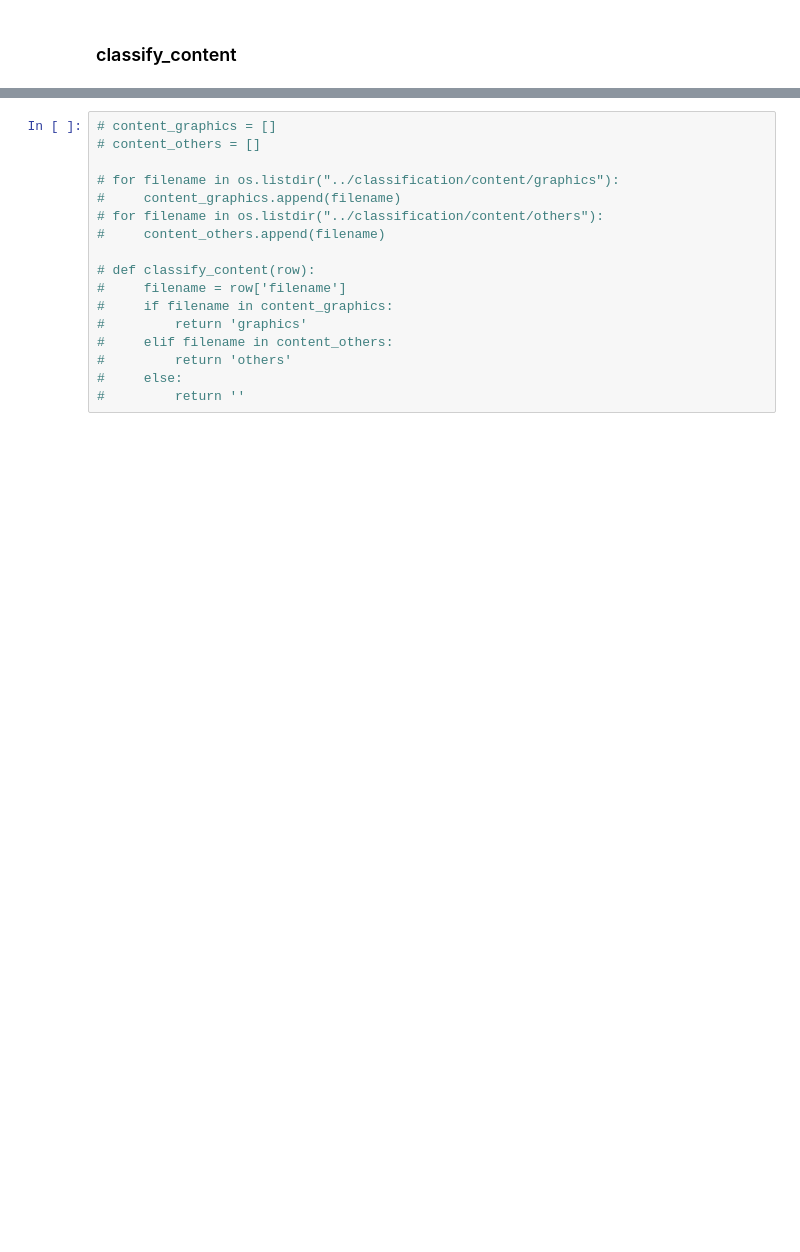
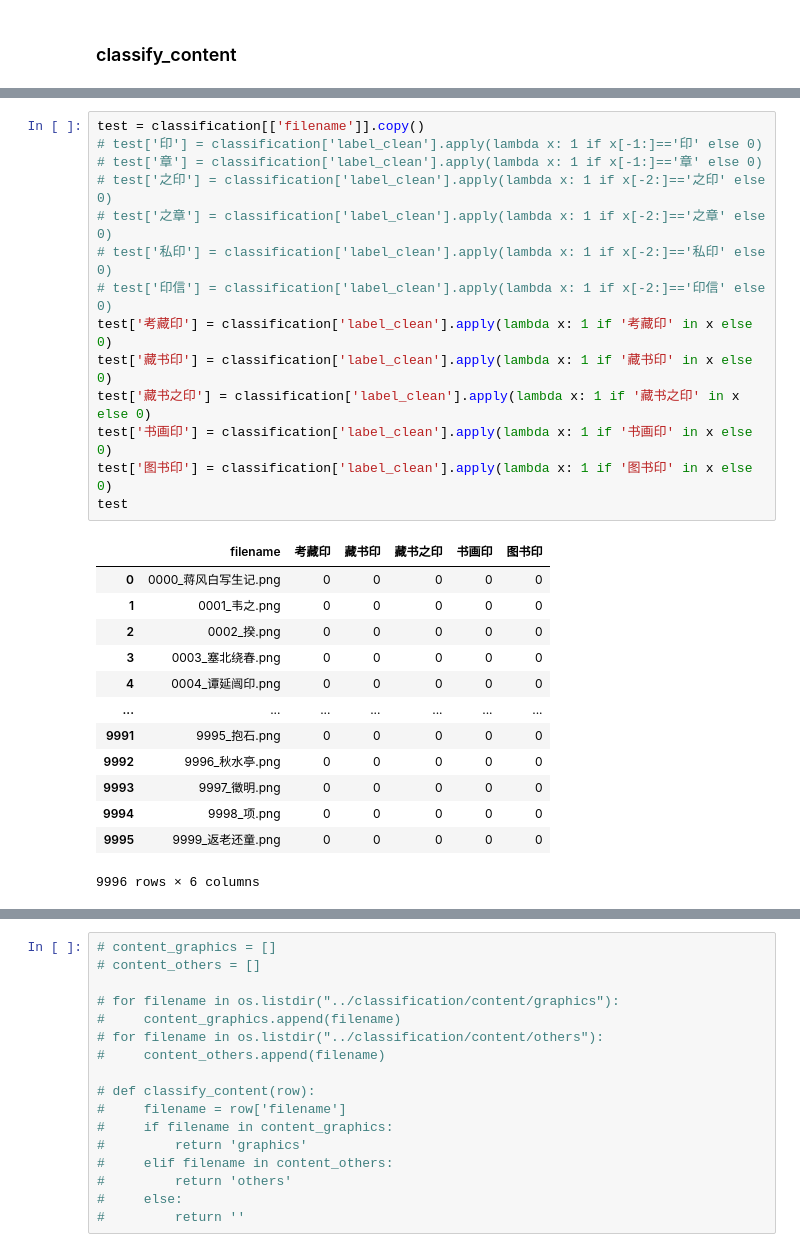
Before and after one commit to jingrong-zhang/Art-of-Chinese-Seal-Engraving, a Jupyter notebook: 03_LabelProcessing/01_Label_Infomation.ipynb, the cells around one changed output, grey strips where cells are left out. Cells and saved outputs as stored; diff of their text form; blank space fills up the shorter version.

```diff
--- a/03_LabelProcessing/01_Label_Infomation.ipynb
+++ b/03_LabelProcessing/01_Label_Infomation.ipynb
@@ -151,0 +250,28 @@ def classify_border(row):
+# %%
+test = classification[['filename']].copy()
+# test['印'] = classification['label_clean'].apply(lambda x: 1 if x[-1:]=='印' else 0)
+# test['章'] = classification['label_clean'].apply(lambda x: 1 if x[-1:]=='章' else 0)
+# test['之印'] = classification['label_clean'].apply(lambda x: 1 if x[-2:]=='之印' else 0)
+# test['之章'] = classification['label_clean'].apply(lambda x: 1 if x[-2:]=='之章' else 0)
+# test['私印'] = classification['label_clean'].apply(lambda x: 1 if x[-2:]=='私印' else 0)
+# test['印信'] = classification['label_clean'].apply(lambda x: 1 if x[-2:]=='印信' else 0)
+test['考藏印'] = classification['label_clean'].apply(lambda x: 1 if '考藏印' in x else 0)
+test['藏书印'] = classification['label_clean'].apply(lambda x: 1 if '藏书印' in x else 0)
+test['藏书之印'] = classification['label_clean'].apply(lambda x: 1 if '藏书之印' in x else 0)
+test['书画印'] = classification['label_clean'].apply(lambda x: 1 if '书画印' in x else 0)
+test['图书印'] = classification['label_clean'].apply(lambda x: 1 if '图书印' in x else 0)
+test
+# %% [output]
+|  | filename | 考藏印 | 藏书印 | 藏书之印 | 书画印 | 图书印 |
+| 0 | 0000_蒋风白写生记.png | 0 | 0 | 0 | 0 | 0 |
+| 1 | 0001_韦之.png | 0 | 0 | 0 | 0 | 0 |
+| 2 | 0002_揆.png | 0 | 0 | 0 | 0 | 0 |
+| 3 | 0003_塞北绕春.png | 0 | 0 | 0 | 0 | 0 |
+| 4 | 0004_谭延闿印.png | 0 | 0 | 0 | 0 | 0 |
+| ... | ... | ... | ... | ... | ... | ... |
+| 9991 | 9995_抱石.png | 0 | 0 | 0 | 0 | 0 |
+| 9992 | 9996_秋水亭.png | 0 | 0 | 0 | 0 | 0 |
+| 9993 | 9997_徵明.png | 0 | 0 | 0 | 0 | 0 |
+| 9994 | 9998_项.png | 0 | 0 | 0 | 0 | 0 |
+| 9995 | 9999_返老还童.png | 0 | 0 | 0 | 0 | 0 |
+9996 rows × 6 columns
```
Also changed, not shown: parts of 23 cells of this notebook.
